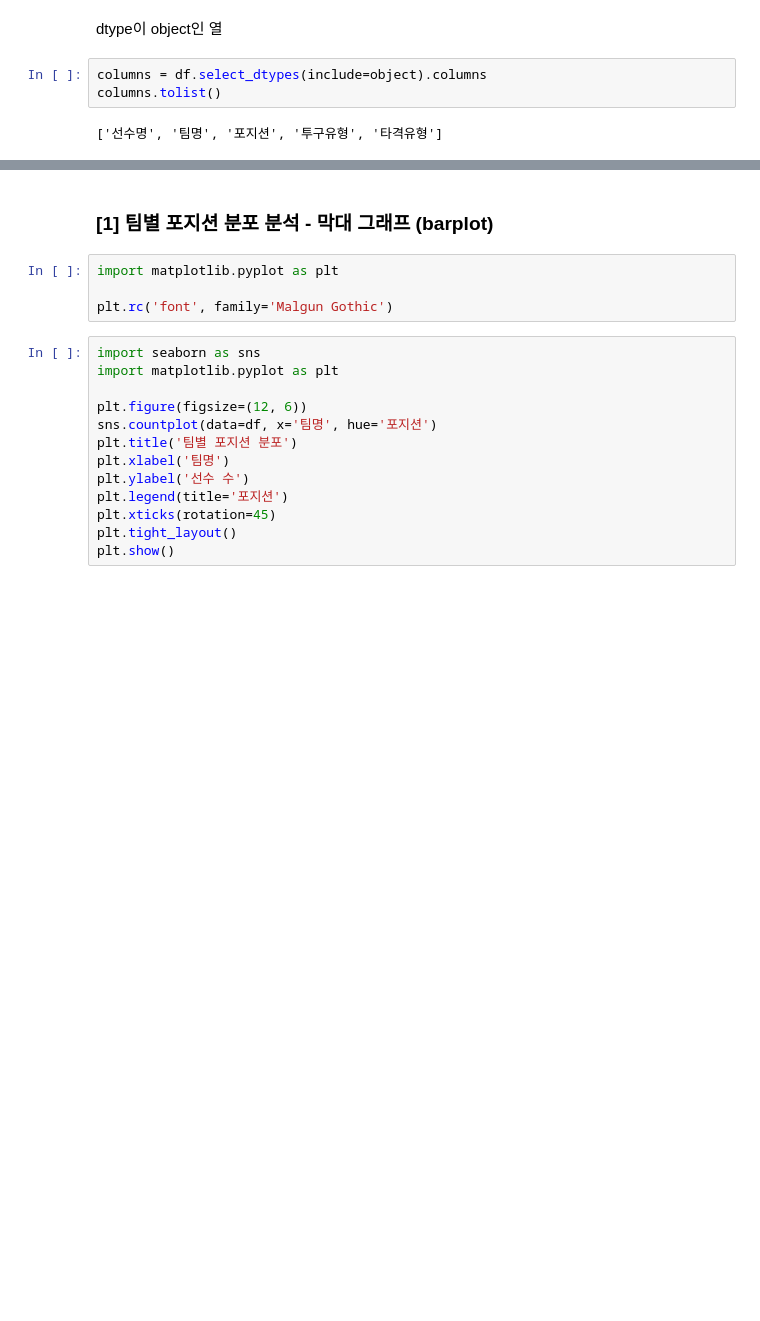
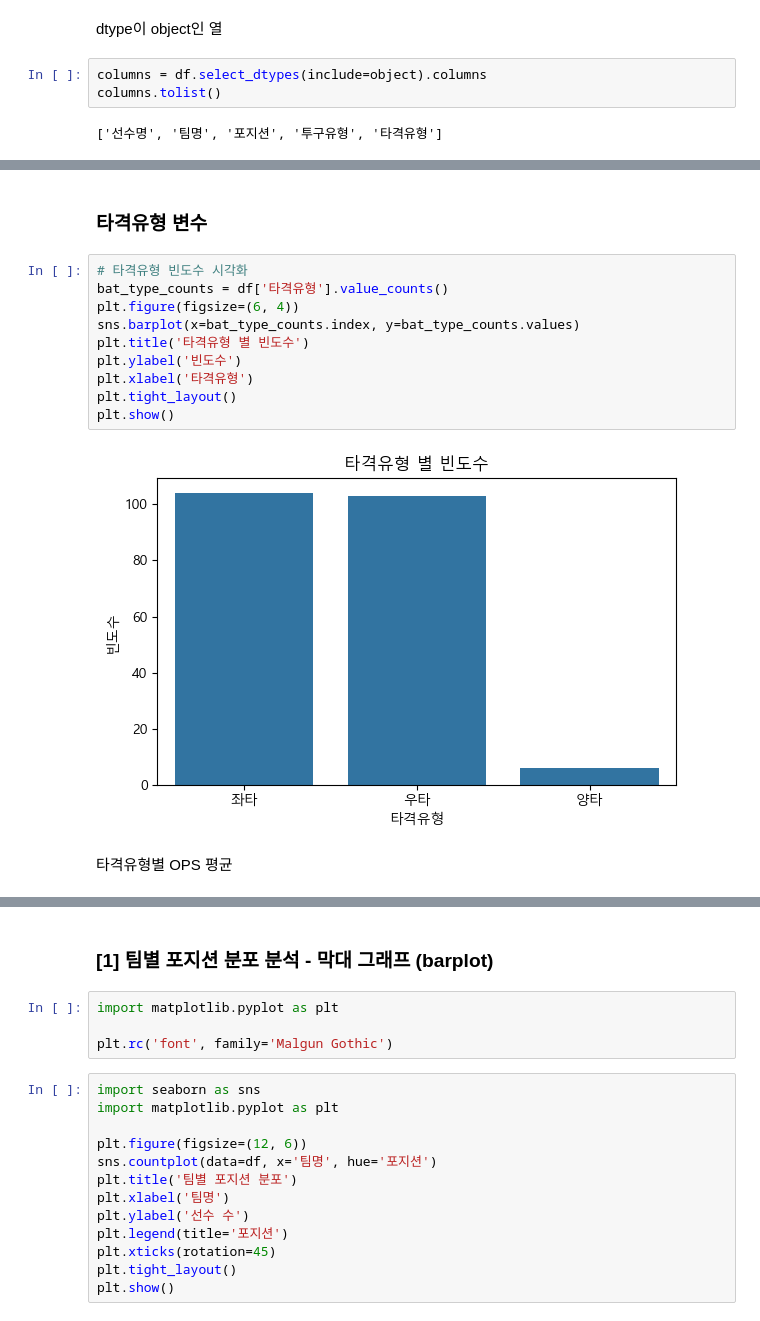
Before and after one commit to Seonyeol-Jeong/KBO_analysis, a Jupyter notebook: 변수.ipynb, the cells around one changed output, grey strips where cells are left out. Drawn from its saved outputs; the diff is of its cells as text; blank space fills up the shorter version.

```diff
--- a/변수.ipynb
+++ b/변수.ipynb
@@ -74,0 +178,16 @@ columns.tolist()
+# %% [markdown]
+### 타격유형 변수
+# %%
+# 타격유형 빈도수 시각화
+bat_type_counts = df['타격유형'].value_counts()
+plt.figure(figsize=(6, 4))
+sns.barplot(x=bat_type_counts.index, y=bat_type_counts.values)
+plt.title('타격유형 별 빈도수')
+plt.ylabel('빈도수')
+plt.xlabel('타격유형')
+plt.tight_layout()
+plt.show()
+# %% [output]
+[figure, added]
+# %% [markdown]
+타격유형별 OPS 평균
```
Also changed, not shown: parts of 23 cells of this notebook.
